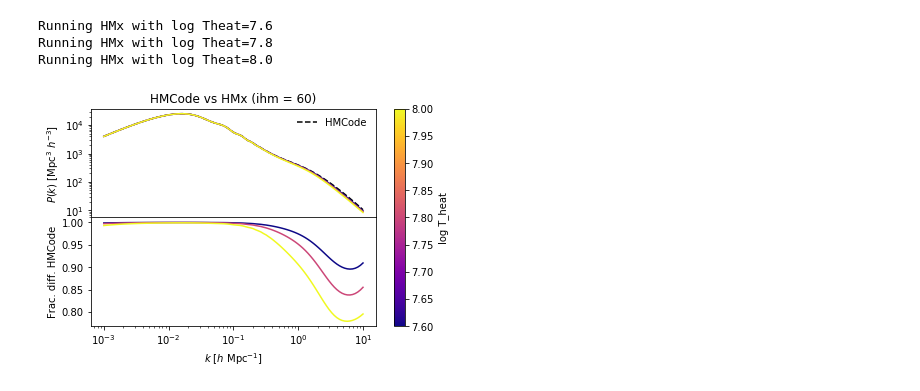
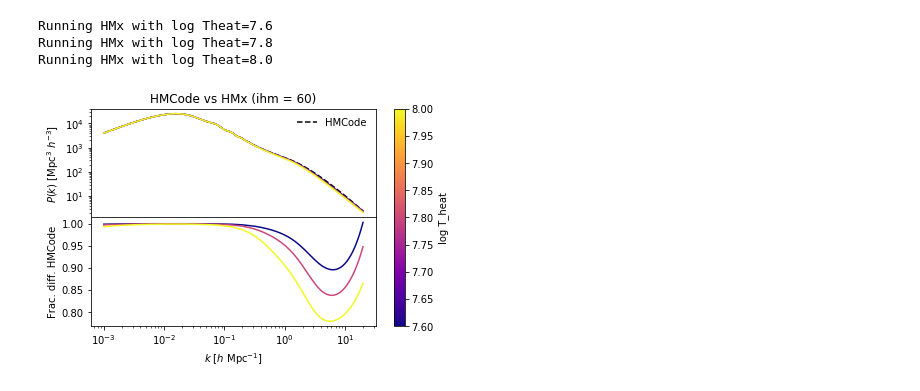
Before and after one commit to tilmantroester/HMx, a Jupyter notebook: notebooks/pyhmx_demo.ipynb, the cells around one changed output. Saved outputs shown, nothing was run; the diff lists cells and outputs as text; code cells hidden in the pictures.

```diff
--- a/notebooks/pyhmx_demo.ipynb
+++ b/notebooks/pyhmx_demo.ipynb
@@ -47,24 +47,13 @@ p.set_cosmology(H0=h*100, omch2=omc*h**2, ombh2=omb*h**2, mnu=mnu)
 p.set_dark_energy(w=w)
 p.set_initial_power(camb.InitialPowerLaw(As=As, ns=ns))
 
-a_lin = np.linspace(0.1, 1.0, 16, endpoint=True)
-p.set_matter_power(redshifts=1/a_lin-1, kmax=10.0, nonlinear=False)
+z_lin = np.linspace(0, 3, 16, endpoint=True)
+p.set_matter_power(redshifts=z_lin, kmax=10.0, nonlinear=False)
 
 r = camb.get_results(p)
 sigma8 = r.get_sigma8()[-1]
-k_lin, z_lin, pofk_lin_camb = r.get_matter_power_spectrum(minkh=1e-3, maxkh=2e2, npoints=128)
-
-# HMx expects the linear power spectrum to be ordered (z, k), with decreasing z
-pofk_lin_camb = pofk_lin_camb.T
-pofk_lin_camb = pofk_lin_camb[:,::-1]
-
-z_lin = np.array(z_lin[::-1])
-a_lin = 1/(1+z_lin)
+k_lin, z_lin, pofk_lin_camb = r.get_matter_power_spectrum(minkh=1e-3, maxkh=20.0, npoints=128)
 
 omv = r.omega_de + r.get_Omega("photon") + r.get_Omega("neutrino")
 omm = p.omegam
-
-# Ranges to get from HMx
-k = np.logspace(-3, 1, 100)
-a = np.linspace(0.2, 1.0, 5)
 # %% [output]
@@ -124,23 +119,19 @@ fig.savefig("plots/HMCode_test_CAMB_vs_HMx.png", dpi=300)
 # %% [markdown]
 ## Matter and pressure power spectra from HMx
 # %%
-halo_model_mode = hmx.constants.HMx2020_matter_with_temperature_scaling
-
-fields = np.array([hmx.constants.field_matter])
 
 log_Theat = np.linspace(7.6, 8.0, 3)
 Pk_HMx_matter = {}
 
 for T in log_Theat:
     print(f"Running HMx with log Theat={T:.1f}")
-    Pk_HMx_matter[T] = hmx._run_hmx(omm, omb, omv, h, ns, sigma8, mnu, w, wa,
-                      halo_model_mode, 10**T, eta0, A,
-                      fields=fields,
-                      k=k,
-                      a=a,
-                      k_lin=k_lin, a_lin=a_lin,
-                      pk_lin=pofk_lin_camb,
-                      verbose=True)
+    halo_model={"Theat" : 10**T}
+    Pk_HMx_matter[T] = hmx.run_HMx(cosmology=cosmology, halo_model=halo_model,
+                                   fields=np.array([pyhmx.constants.field_matter]),
+                                   mode=pyhmx.constants.HMx2020_matter_with_temperature_scaling,
+                                   k=k_lin,
+                                   z=z_lin,
+                                   pk_lin=pofk_lin_camb)
 # %% [output]
 Running HMx with log Theat=7.6
 Running HMx with log Theat=7.8
@@ -148,25 +139,25 @@ Running HMx with log Theat=8.0
 # %%
 fig, ax = plt.subplots(2, 1, sharex=True)
 fig.subplots_adjust(hspace=0, right=0.95)
 cmap = plt.get_cmap("plasma")
 
 cb_ax = matplotlib.colorbar.make_axes(ax)
 norm = matplotlib.colors.Normalize(vmin=min(log_Theat), vmax=max(log_Theat))
 cb1 = matplotlib.colorbar.ColorbarBase(cb_ax[0], cmap=cmap,
                                        norm=norm, **cb_ax[1])
 cb1.set_label('log T_heat')
 
-ax[0].loglog(k, Pk_HMx_dmonly[0,0,:,-1], c="k", ls="--", label="HMCode")
+ax[0].loglog(k_lin, Pk_HMx_dmonly[0,0,0], c="k", ls="--", label="HMCode")
 for T in log_Theat:
-    ax[0].loglog(k, Pk_HMx_matter[T][0,0,:,-1], c=cmap(norm(T)))
-    ax[1].semilogx(k, Pk_HMx_matter[T][0,0,:,-1]/Pk_HMx_dmonly[0,0,:,-1], c=cmap(norm(T)))
+    ax[0].loglog(k_lin, Pk_HMx_matter[T][0,0,0], c=cmap(norm(T)))
+    ax[1].semilogx(k_lin, Pk_HMx_matter[T][0,0,0]/Pk_HMx_dmonly[0,0,0], c=cmap(norm(T)))
 
 ax[0].legend(frameon=False)
 ax[0].set_ylabel("$P(k)$ [Mpc$^3$ $h^{-3}$]")
 ax[1].set_ylabel("Frac. diff. HMCode")
 ax[1].set_xlabel("$k$ [$h$ Mpc$^{-1}$]")
 
 ax[0].set_title("HMCode vs HMx (ihm = 60)")
 fig.savefig("plots/HMCode_vs_HMx.png", dpi=300)
 # %% [output]
-[figure, old version]
+[figure, new version]
```
Also changed, not shown: parts of 4 cells of this notebook, 3 other files.
